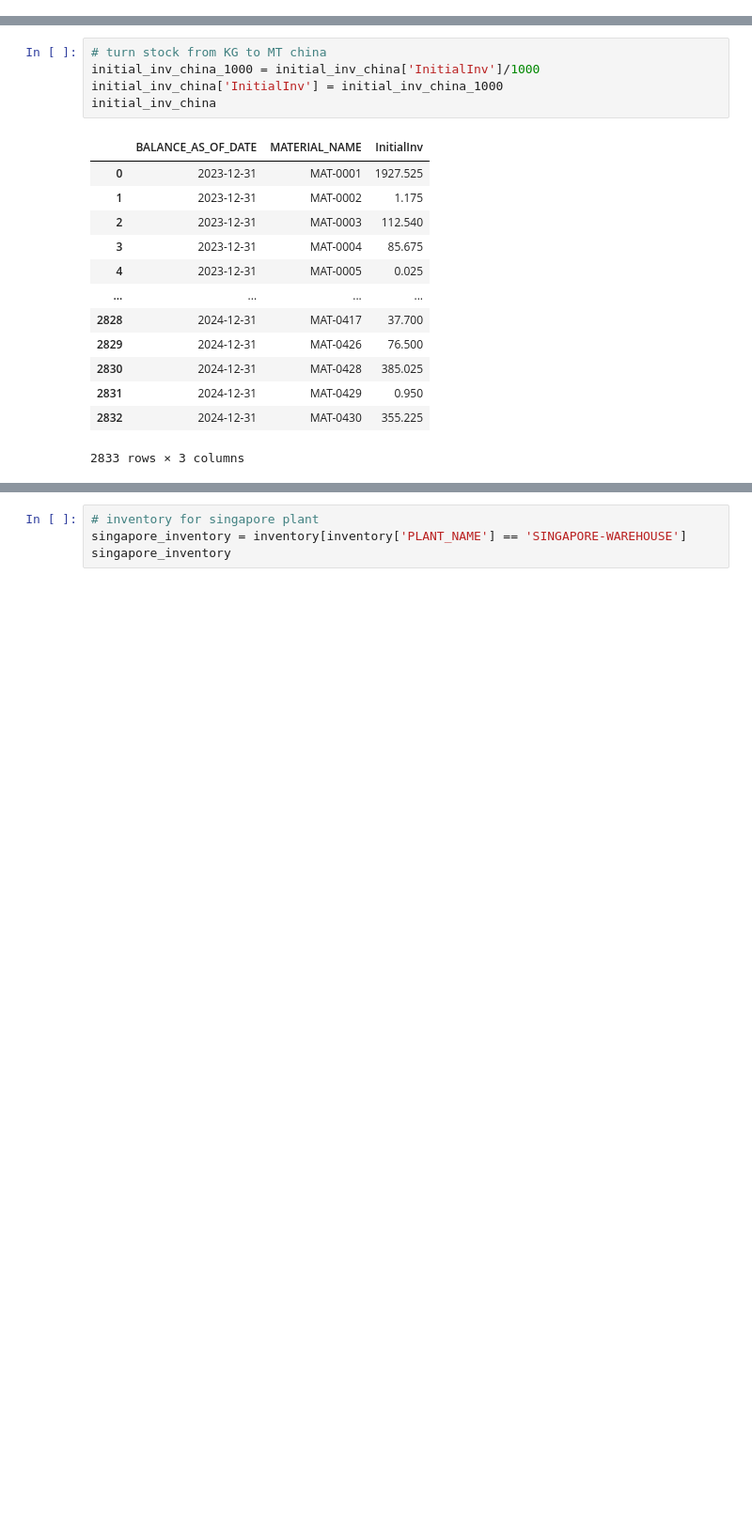
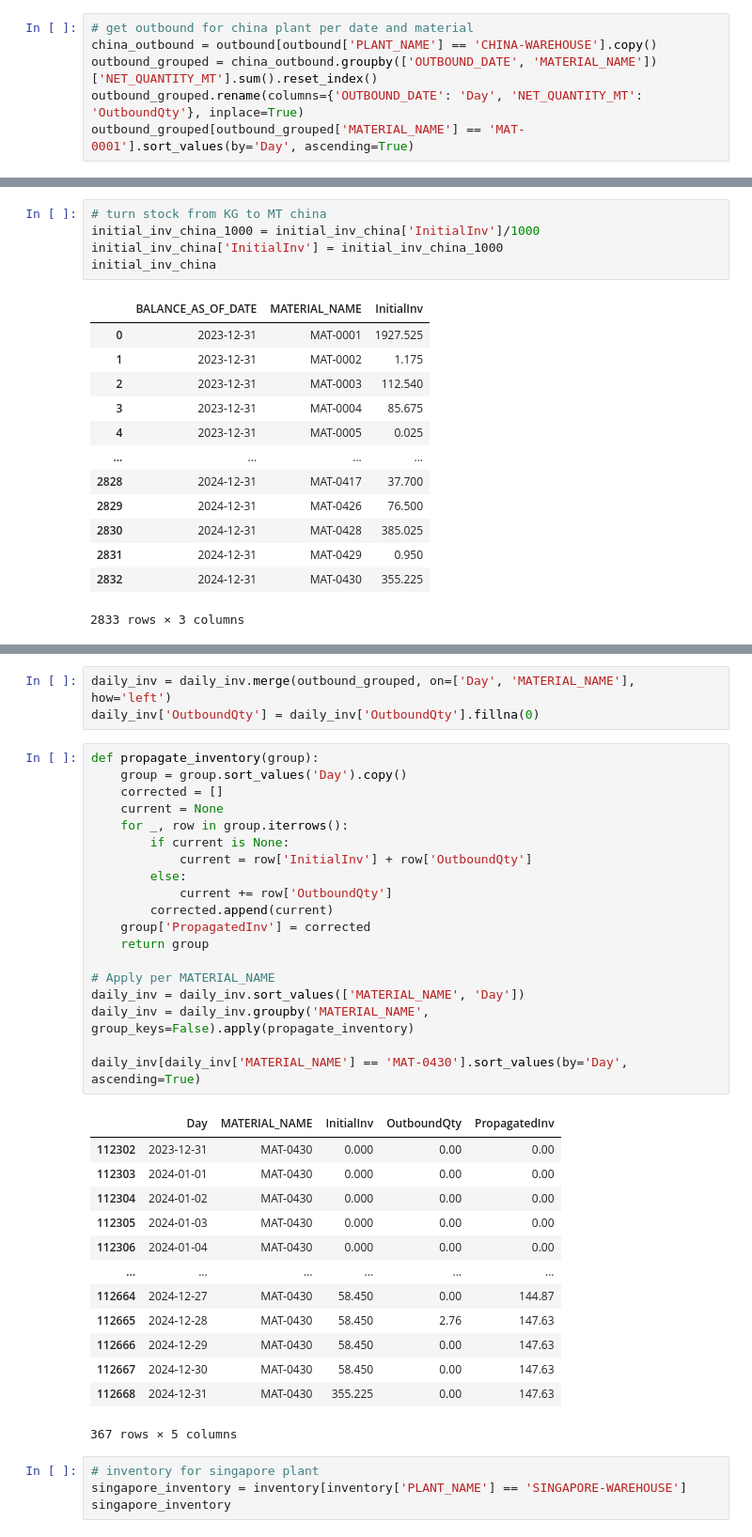
Before and after one commit to peter-parit/em-hackathon-notebooks, a Jupyter notebook: Notebooks/data-nanu.ipynb, the cells around one changed output, grey strips where cells are left out. Shown: that part at 94% size. Saved outputs shown, nothing was run; the diff lists cells and outputs as text; blank space fills up the shorter version.

Commit message:
added in outbound

```diff
--- a/Notebooks/data-nanu.ipynb
+++ b/Notebooks/data-nanu.ipynb
@@ -285,3 +285,9 @@ outbound
 | 26992 | 2025-01-02 | SINGAPORE-WAREHOUSE | Marine | MAT-0012 | CST-01467 | 15.125 |
 | 26993 | 2025-01-02 | SINGAPORE-WAREHOUSE | Marine | MAT-0012 | CST-01467 | 9.625 |
 26994 rows × 6 columns
+# %%
+# get outbound for china plant per date and material
+china_outbound = outbound[outbound['PLANT_NAME'] == 'CHINA-WAREHOUSE'].copy()
+outbound_grouped = china_outbound.groupby(['OUTBOUND_DATE', 'MATERIAL_NAME'])['NET_QUANTITY_MT'].sum().reset_index()
+outbound_grouped.rename(columns={'OUTBOUND_DATE': 'Day', 'NET_QUANTITY_MT': 'OutboundQty'}, inplace=True)
+outbound_grouped[outbound_grouped['MATERIAL_NAME'] == 'MAT-0001'].sort_values(by='Day', ascending=True)
@@ -350,3 +428,39 @@ full_dates = pd.date_range(min_date, max_date)
+# %%
+daily_inv = daily_inv.merge(outbound_grouped, on=['Day', 'MATERIAL_NAME'], how='left')
+daily_inv['OutboundQty'] = daily_inv['OutboundQty'].fillna(0)
+# %%
+def propagate_inventory(group):
+    group = group.sort_values('Day').copy()
+    corrected = []
+    current = None
+    for _, row in group.iterrows():
+        if current is None:
+            current = row['InitialInv'] + row['OutboundQty']
+        else:
+            current += row['OutboundQty']
+        corrected.append(current)
+    group['PropagatedInv'] = corrected
+    return group
+
+# Apply per MATERIAL_NAME
+daily_inv = daily_inv.sort_values(['MATERIAL_NAME', 'Day'])
+daily_inv = daily_inv.groupby('MATERIAL_NAME', group_keys=False).apply(propagate_inventory)
+
+daily_inv[daily_inv['MATERIAL_NAME'] == 'MAT-0430'].sort_values(by='Day', ascending=True)
+# %% [output]
+|  | Day | MATERIAL_NAME | InitialInv | OutboundQty | PropagatedInv |
+| 112302 | 2023-12-31 | MAT-0430 | 0.000 | 0.00 | 0.00 |
+| 112303 | 2024-01-01 | MAT-0430 | 0.000 | 0.00 | 0.00 |
+| 112304 | 2024-01-02 | MAT-0430 | 0.000 | 0.00 | 0.00 |
+| 112305 | 2024-01-03 | MAT-0430 | 0.000 | 0.00 | 0.00 |
+| 112306 | 2024-01-04 | MAT-0430 | 0.000 | 0.00 | 0.00 |
+| ... | ... | ... | ... | ... | ... |
+| 112664 | 2024-12-27 | MAT-0430 | 58.450 | 0.00 | 144.87 |
+| 112665 | 2024-12-28 | MAT-0430 | 58.450 | 2.76 | 147.63 |
+| 112666 | 2024-12-29 | MAT-0430 | 58.450 | 0.00 | 147.63 |
+| 112667 | 2024-12-30 | MAT-0430 | 58.450 | 0.00 | 147.63 |
+| 112668 | 2024-12-31 | MAT-0430 | 355.225 | 0.00 | 147.63 |
+367 rows × 5 columns
 # %%
 # inventory for singapore plant
 singapore_inventory = inventory[inventory['PLANT_NAME'] == 'SINGAPORE-WAREHOUSE']
```
Also changed, not shown: parts of 4 cells of this notebook, 1 other file.
